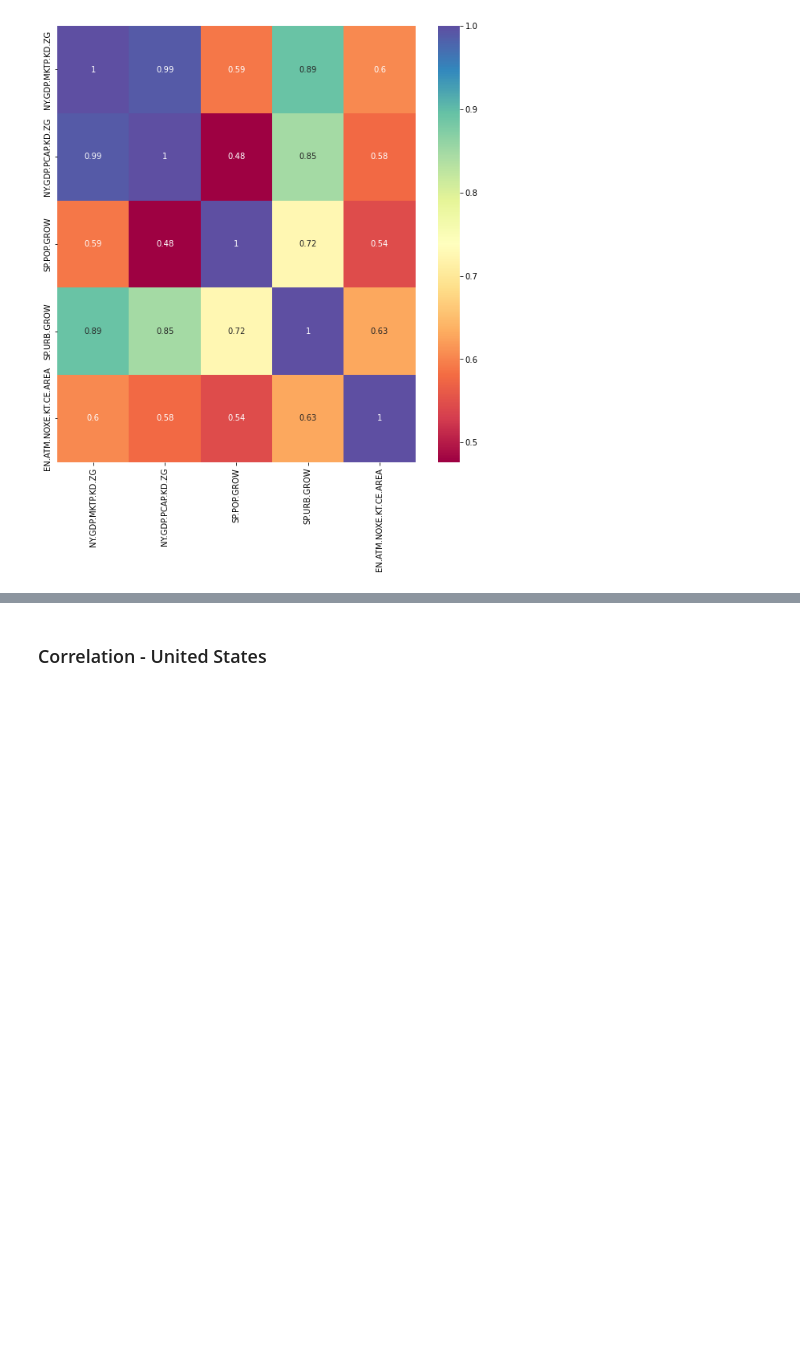
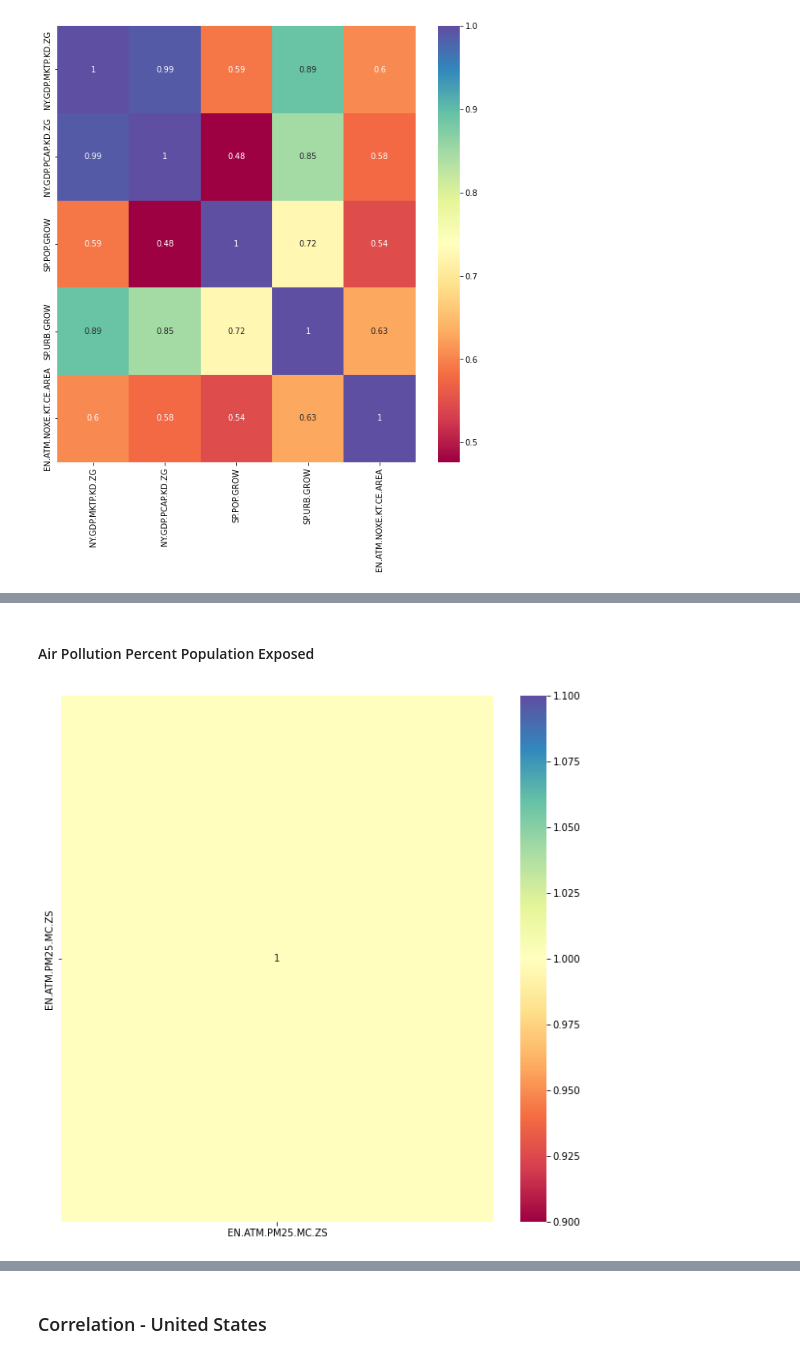
Before and after one commit to jords-santiago/humans_are_pollutants, a Jupyter notebook: 02_SourceCodes/01_Python_JupyterNotebook/World_Bank_Devt_vs_Environment.ipynb, the cells around one changed output, grey strips where cells are left out. Cells and saved outputs as stored; diff of their text form; code cells hidden in the pictures; blank space fills up the shorter version.

```diff
--- a/02_SourceCodes/01_Python_JupyterNotebook/World_Bank_Devt_vs_Environment.ipynb
+++ b/02_SourceCodes/01_Python_JupyterNotebook/World_Bank_Devt_vs_Environment.ipynb
@@ -935,0 +894,6 @@ Let us check how the correlation changes per country specifically for India, Jap
+# %% [markdown]
+#### Air Pollution Percent Population Exposed
+# %%
+plot_corr_on_col(resdf, 'EN.ATM.PM25.MC.ZS', wdi_cols)
+# %% [output]
+[figure, added]
```
Also changed, not shown: parts of 35 cells of this notebook.
